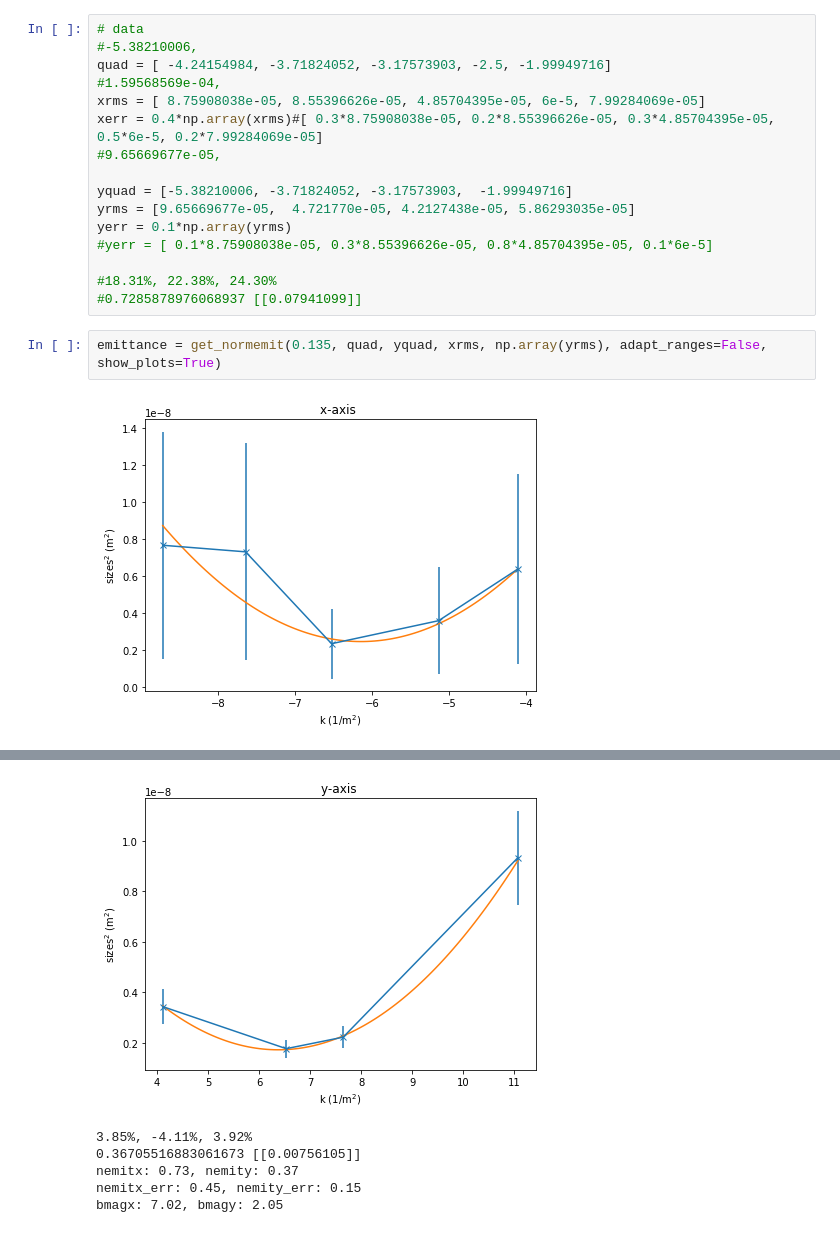
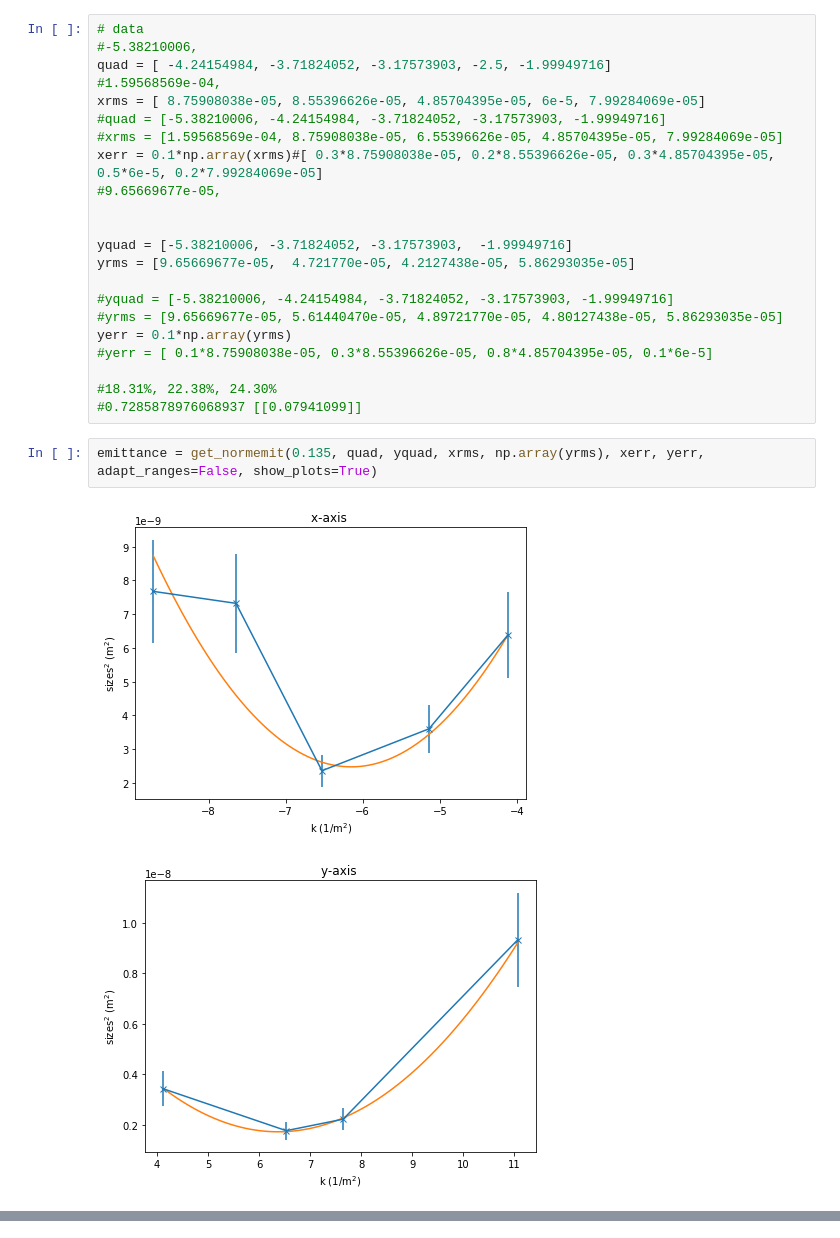
Before and after one commit to slaclab/lcls_emit, a Jupyter notebook: error_propagation.ipynb, the cells around one changed output, grey strips where cells are left out. Drawn from its saved outputs; the diff is of its cells as text.

Commit message:
emittance calc updates for error propagation, complete after surrogate model test

```diff
--- a/error_propagation.ipynb
+++ b/error_propagation.ipynb
@@ -6,17 +7,24 @@ import numpy as np
 quad = [ -4.24154984, -3.71824052, -3.17573903, -2.5, -1.99949716]
 #1.59568569e-04,
 xrms = [ 8.75908038e-05, 8.55396626e-05, 4.85704395e-05, 6e-5, 7.99284069e-05]
-xerr = 0.4*np.array(xrms)#[ 0.3*8.75908038e-05, 0.2*8.55396626e-05, 0.3*4.85704395e-05, 0.5*6e-5, 0.2*7.99284069e-05]
+#quad = [-5.38210006, -4.24154984, -3.71824052, -3.17573903, -1.99949716]
+#xrms = [1.59568569e-04, 8.75908038e-05, 6.55396626e-05, 4.85704395e-05, 7.99284069e-05]
+xerr = 0.1*np.array(xrms)#[ 0.3*8.75908038e-05, 0.2*8.55396626e-05, 0.3*4.85704395e-05, 0.5*6e-5, 0.2*7.99284069e-05]
 #9.65669677e-05,
+
 
 yquad = [-5.38210006, -3.71824052, -3.17573903,  -1.99949716]
 yrms = [9.65669677e-05,  4.721770e-05, 4.2127438e-05, 5.86293035e-05]
+
+#yquad = [-5.38210006, -4.24154984, -3.71824052, -3.17573903, -1.99949716]
+#yrms = [9.65669677e-05, 5.61440470e-05, 4.89721770e-05, 4.80127438e-05, 5.86293035e-05]
 yerr = 0.1*np.array(yrms)
 #yerr = [ 0.1*8.75908038e-05, 0.3*8.55396626e-05, 0.8*4.85704395e-05, 0.1*6e-5]
 
 #18.31%, 22.38%, 24.30%
 #0.7285878976068937 [[0.07941099]]
 # %%
-emittance = get_normemit(0.135, quad, yquad, xrms, np.array(yrms), adapt_ranges=False, show_plots=True)
+emittance = get_normemit(0.135, quad, yquad, xrms, np.array(yrms), xerr, yerr, adapt_ranges=False, show_plots=True)
 # %% [output]
-[figure, old version]
+[figure, new version]
+[figure]
@@ -25,9 +35,3 @@ emittance = get_normemit(0.135, quad, yquad, xrms, np.array(yrms), adapt_ranges=
-[figure]
-3.85%, -4.11%, 3.92%
-0.36705516883061673 [[0.00756105]]
-nemitx: 0.73, nemity: 0.37
-nemitx_err: 0.45, nemity_err: 0.15
-bmagx: 7.02, bmagy: 2.05
 # %%
 #import numpy.polynomial.polynomial as poly
 import datetime
```
Also changed, not shown: parts of 7 cells of this notebook, 2 other files.
